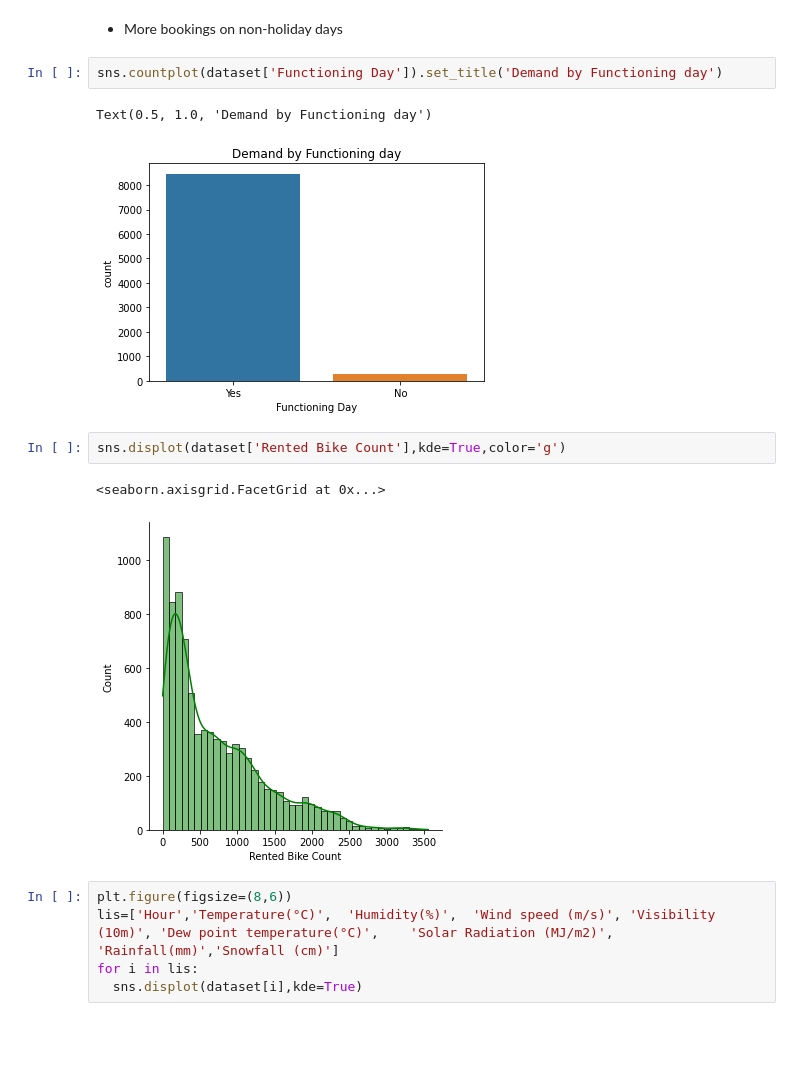
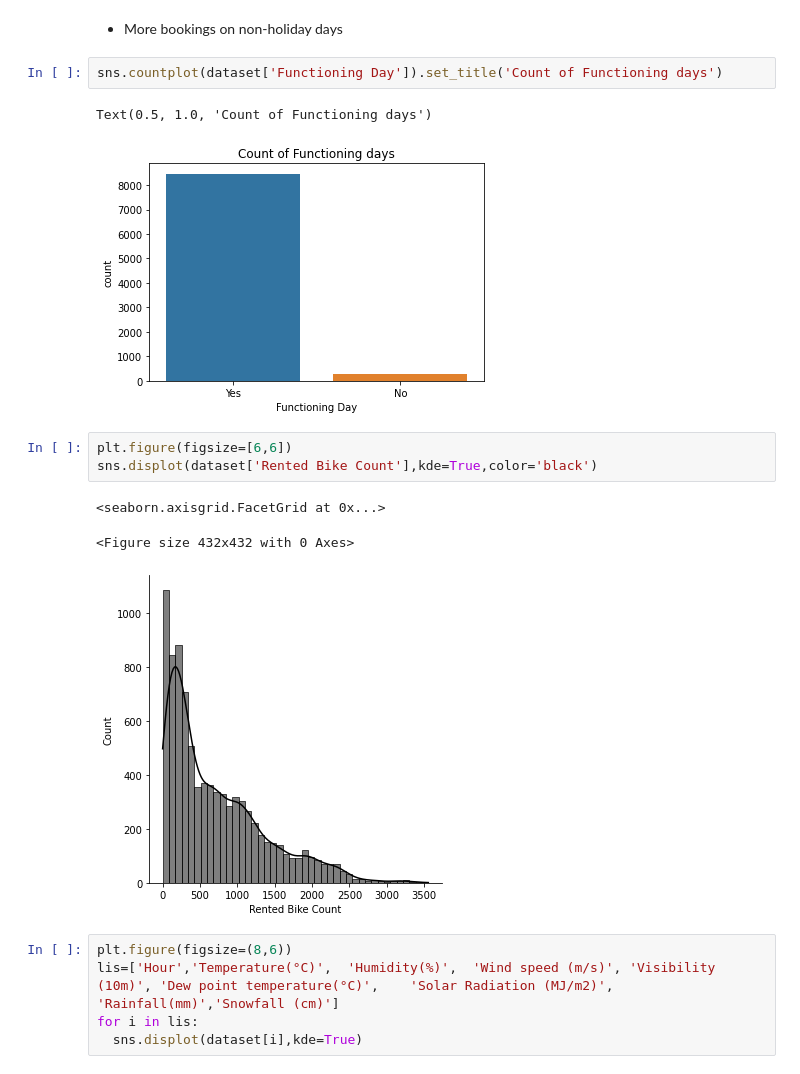
Before and after one commit to Jayjake1/BikeSharingDemand, a Jupyter notebook: Bike_Sharing_Demand_Prediction_Capstone_Project.ipynb, the cells around one changed output. Saved outputs shown, nothing was run; the diff lists cells and outputs as text; blank space fills up the shorter version.

```diff
--- a/Bike_Sharing_Demand_Prediction_Capstone_Project.ipynb
+++ b/Bike_Sharing_Demand_Prediction_Capstone_Project.ipynb
@@ -148,15 +148,17 @@ Text(0.5, 1.0, 'Count according to Holidays')
 # %% [markdown]
 - More bookings on non-holiday days
 # %%
-sns.countplot(dataset['Functioning Day']).set_title('Demand by Functioning day')
+sns.countplot(dataset['Functioning Day']).set_title('Count of Functioning days')
 # %% [output]
-Text(0.5, 1.0, 'Demand by Functioning day')
+Text(0.5, 1.0, 'Count of Functioning days')
-[figure, old version]
+[figure, new version]
 # %%
-sns.displot(dataset['Rented Bike Count'],kde=True,color='g')
+plt.figure(figsize=[6,6])
+sns.displot(dataset['Rented Bike Count'],kde=True,color='black')
 # %% [output]
 <seaborn.axisgrid.FacetGrid at 0x...>
+<Figure size 432x432 with 0 Axes>
-[figure, old version]
+[figure, new version]
 # %%
 plt.figure(figsize=(8,6))
 lis=['Hour','Temperature(°C)',	'Humidity(%)',	'Wind speed (m/s)',	'Visibility (10m)',	'Dew point temperature(°C)',	'Solar Radiation (MJ/m2)',	'Rainfall(mm)','Snowfall (cm)']
```
Also changed, not shown: parts of 22 cells of this notebook.
